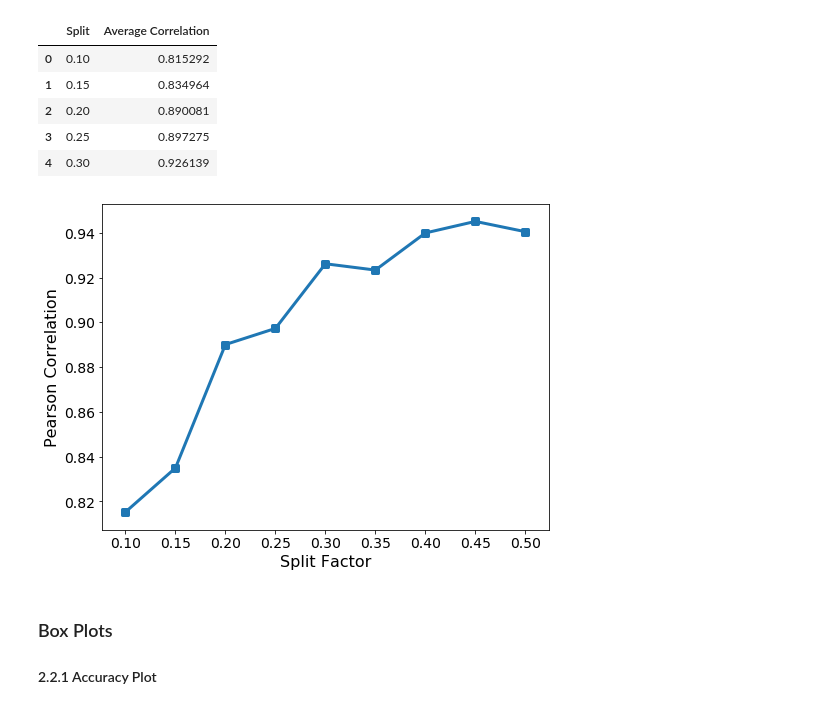
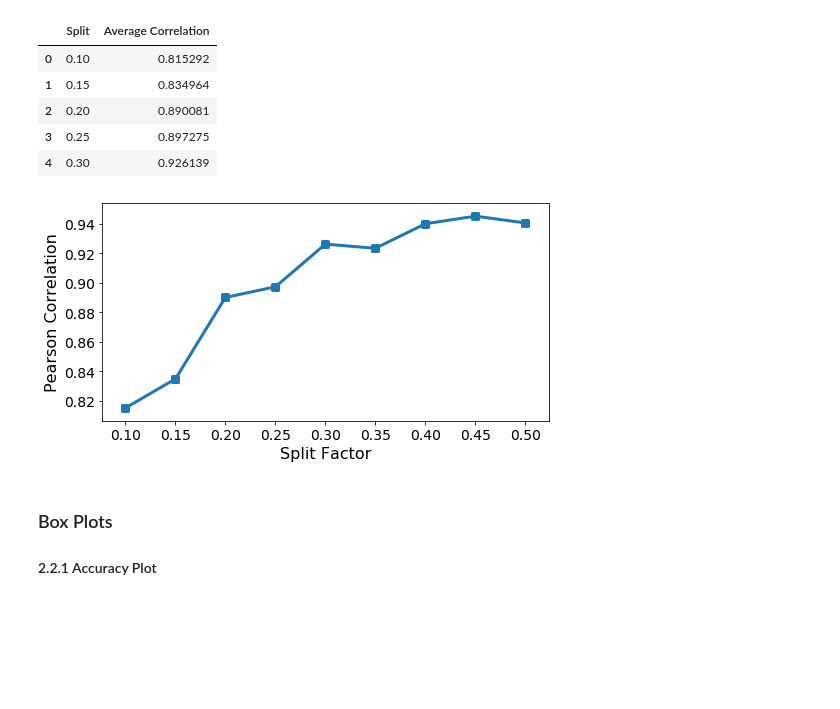
Before and after one commit to jsakhnin/multiclass_IDS_smartgrid, a Jupyter notebook: result_processing.ipynb, the cells around one changed output. Drawn from its saved outputs; the diff is of its cells as text; code cells hidden in the pictures; blank space fills up the shorter version.

```diff
--- a/result_processing.ipynb
+++ b/result_processing.ipynb
@@ -139,17 +140,18 @@ corr_split_results.head()
 # %%
 splits = corr_split_results['Split']
 avg_corr = corr_split_results['Average Correlation']
 
-plt.figure(figsize = (8,6))
+plt.figure(figsize = (8,4))
 plt.plot(splits,avg_corr, linewidth = 3)
 plt.scatter(splits, avg_corr, linewidth = 3, marker = 's')
 plt.xticks(fontsize=14)
 plt.yticks(fontsize=14)
 plt.xlabel('Split Factor', fontsize = 16)
 plt.ylabel('Pearson Correlation', fontsize = 16)
 plt.savefig('output/figures/pearsonCorrPerSplit.pdf')
+plt.savefig('output/figures/pearsonCorrPerSplit.png')
 # %% [output]
-[figure, old version]
+[figure, new version]
 # %% [markdown]
 ### Box Plots
 #### 2.2.1 Accuracy Plot
```
Also changed, not shown: parts of 1 cell of this notebook, 12 other files.
